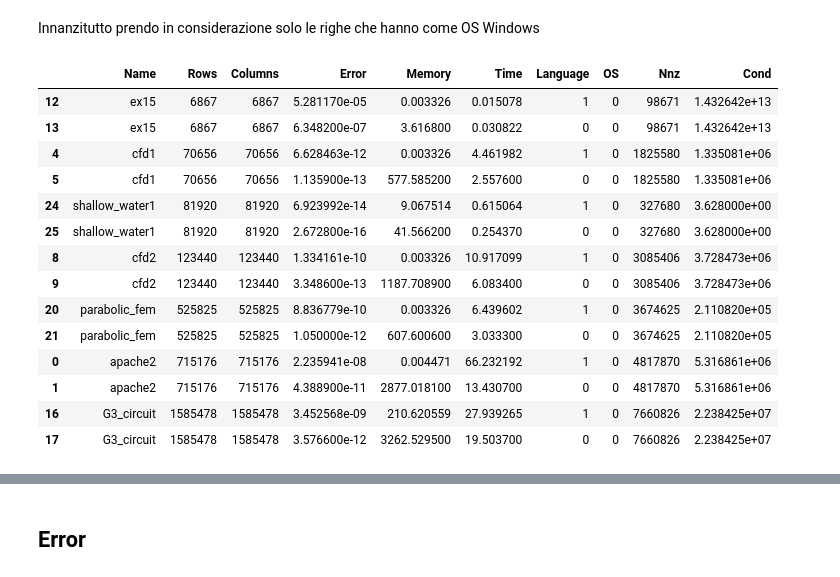
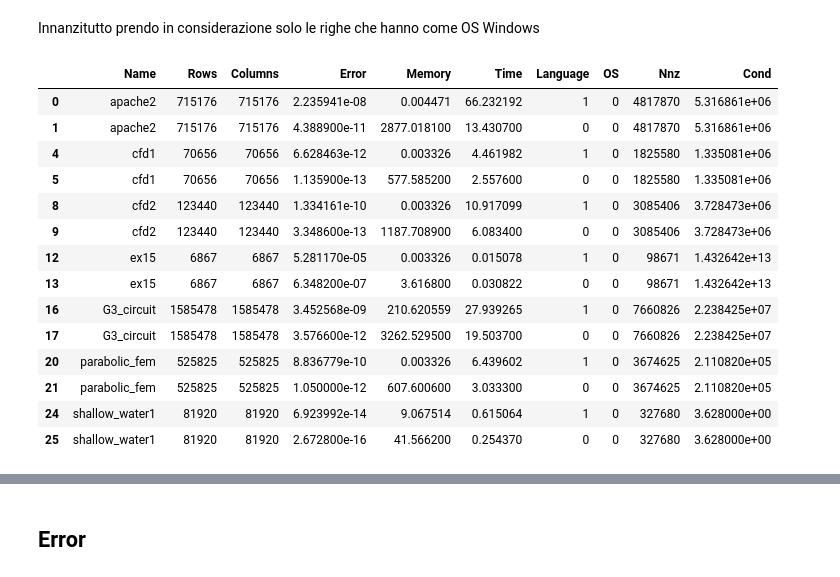
Before and after one commit to simonebenitozzi/cholesky-analysis, a Jupyter notebook: Analysis/model/LanguageCompare.ipynb, the cells around one changed output, grey strips where cells are left out. Cells and saved outputs as stored; diff of their text form; code cells hidden in the pictures.

```diff
--- a/Analysis/model/LanguageCompare.ipynb
+++ b/Analysis/model/LanguageCompare.ipynb
@@ -23,3 +28,44 @@ data
 | 25 | shallow_water1 | 81920 | 81920 | 2.672800e-16 | 41.566200 | 0.254370 | 0 | 0 | 327680 | 3.628000e+00 |
 | 26 | shallow_water1 | 81920 | 81920 | 6.923992e-14 | 0.003326 | 0.745701 | 1 | 1 | 327680 | 3.628000e+00 |
 | 27 | shallow_water1 | 81920 | 81920 | 2.672800e-16 | 0.000000 | 0.263050 | 0 | 1 | 327680 | 3.628000e+00 |
+# %%
+X_LABEL = "X_LABEL"
+Y_LABEL = "Y_LABEL"
+
+def get_data_sorted(name, data):
+    """
+    Takes the dataset and the name of column on which it sorts
+    return python, matlab dataset
+    """
+    data = data.sort_values(by=[name])  # sort sulle dimensioni delle matrici in ordine crescente
+    data_python = data.loc[data['Language'] == 1]
+    data_matlab = data.loc[data['Language'] == 0]
+    return data_python, data_matlab
+
+
+def read_data(name):
+    from Analysis.resources.costants import RESOURCES_DIRECTORY
+    path = os.path.join(RESOURCES_DIRECTORY, name)
+    return pd.read_csv(path)
+
+
+def write_data(df, name):
+    from Analysis.resources.costants import RESOURCES_DIRECTORY
+    path = os.path.join(RESOURCES_DIRECTORY, name)
+    df.to_csv(path, index=False)
+
+def plot(x_elem, y_elem, data_py, data_matlab, **keywords):
+    figure(figsize=(20, 6), dpi=80)
+    plt.plot(data_py[x_elem], data_py[y_elem], label="Python", linestyle="-")
+    plt.plot(data_matlab[x_elem], data_matlab[y_elem], label="Matlab", linestyle="--")
+    plt.legend()
+
+    x_label, y_label = "", ""
+    if X_LABEL in keywords.keys():
+        x_label = f"({keywords[X_LABEL]})"
+    if Y_LABEL in keywords.keys():
+        y_label = f"({keywords[Y_LABEL]})"
+
+    plt.xlabel(f"{x_elem} {x_label}")
+    plt.ylabel(f"{y_elem} {y_label}")
+    plt.show()
@@ -29,21 +97,20 @@ data
 Innanzitutto prendo in considerazione solo le righe che hanno come OS Windows
 # %%
 windowsDataset = data.loc[data['OS'] == 0]
-windowsDataset = windowsDataset.sort_values(by=['Rows'])
 windowsDataset
 # %% [output]
 |  | Name | Rows | Columns | Error | Memory | Time | Language | OS | Nnz | Cond |
+| 0 | apache2 | 715176 | 715176 | 2.235941e-08 | 0.004471 | 66.232192 | 1 | 0 | 4817870 | 5.316861e+06 |
+| 1 | apache2 | 715176 | 715176 | 4.388900e-11 | 2877.018100 | 13.430700 | 0 | 0 | 4817870 | 5.316861e+06 |
+| 4 | cfd1 | 70656 | 70656 | 6.628463e-12 | 0.003326 | 4.461982 | 1 | 0 | 1825580 | 1.335081e+06 |
+| 5 | cfd1 | 70656 | 70656 | 1.135900e-13 | 577.585200 | 2.557600 | 0 | 0 | 1825580 | 1.335081e+06 |
+| 8 | cfd2 | 123440 | 123440 | 1.334161e-10 | 0.003326 | 10.917099 | 1 | 0 | 3085406 | 3.728473e+06 |
+| 9 | cfd2 | 123440 | 123440 | 3.348600e-13 | 1187.708900 | 6.083400 | 0 | 0 | 3085406 | 3.728473e+06 |
 | 12 | ex15 | 6867 | 6867 | 5.281170e-05 | 0.003326 | 0.015078 | 1 | 0 | 98671 | 1.432642e+13 |
 | 13 | ex15 | 6867 | 6867 | 6.348200e-07 | 3.616800 | 0.030822 | 0 | 0 | 98671 | 1.432642e+13 |
-| 4 | cfd1 | 70656 | 70656 | 6.628463e-12 | 0.003326 | 4.461982 | 1 | 0 | 1825580 | 1.335081e+06 |
-| 5 | cfd1 | 70656 | 70656 | 1.135900e-13 | 577.585200 | 2.557600 | 0 | 0 | 1825580 | 1.335081e+06 |
+| 16 | G3_circuit | 1585478 | 1585478 | 3.452568e-09 | 210.620559 | 27.939265 | 1 | 0 | 7660826 | 2.238425e+07 |
+| 17 | G3_circuit | 1585478 | 1585478 | 3.576600e-12 | 3262.529500 | 19.503700 | 0 | 0 | 7660826 | 2.238425e+07 |
+| 20 | parabolic_fem | 525825 | 525825 | 8.836779e-10 | 0.003326 | 6.439602 | 1 | 0 | 3674625 | 2.110820e+05 |
+| 21 | parabolic_fem | 525825 | 525825 | 1.050000e-12 | 607.600600 | 3.033300 | 0 | 0 | 3674625 | 2.110820e+05 |
 | 24 | shallow_water1 | 81920 | 81920 | 6.923992e-14 | 9.067514 | 0.615064 | 1 | 0 | 327680 | 3.628000e+00 |
 | 25 | shallow_water1 | 81920 | 81920 | 2.672800e-16 | 41.566200 | 0.254370 | 0 | 0 | 327680 | 3.628000e+00 |
-| 8 | cfd2 | 123440 | 123440 | 1.334161e-10 | 0.003326 | 10.917099 | 1 | 0 | 3085406 | 3.728473e+06 |
-| 9 | cfd2 | 123440 | 123440 | 3.348600e-13 | 1187.708900 | 6.083400 | 0 | 0 | 3085406 | 3.728473e+06 |
-| 20 | parabolic_fem | 525825 | 525825 | 8.836779e-10 | 0.003326 | 6.439602 | 1 | 0 | 3674625 | 2.110820e+05 |
-| 21 | parabolic_fem | 525825 | 525825 | 1.050000e-12 | 607.600600 | 3.033300 | 0 | 0 | 3674625 | 2.110820e+05 |
-| 0 | apache2 | 715176 | 715176 | 2.235941e-08 | 0.004471 | 66.232192 | 1 | 0 | 4817870 | 5.316861e+06 |
-| 1 | apache2 | 715176 | 715176 | 4.388900e-11 | 2877.018100 | 13.430700 | 0 | 0 | 4817870 | 5.316861e+06 |
-| 16 | G3_circuit | 1585478 | 1585478 | 3.452568e-09 | 210.620559 | 27.939265 | 1 | 0 | 7660826 | 2.238425e+07 |
-| 17 | G3_circuit | 1585478 | 1585478 | 3.576600e-12 | 3262.529500 | 19.503700 | 0 | 0 | 7660826 | 2.238425e+07 |
```
Also changed, not shown: parts of 12 cells of this notebook, 1 other file.
